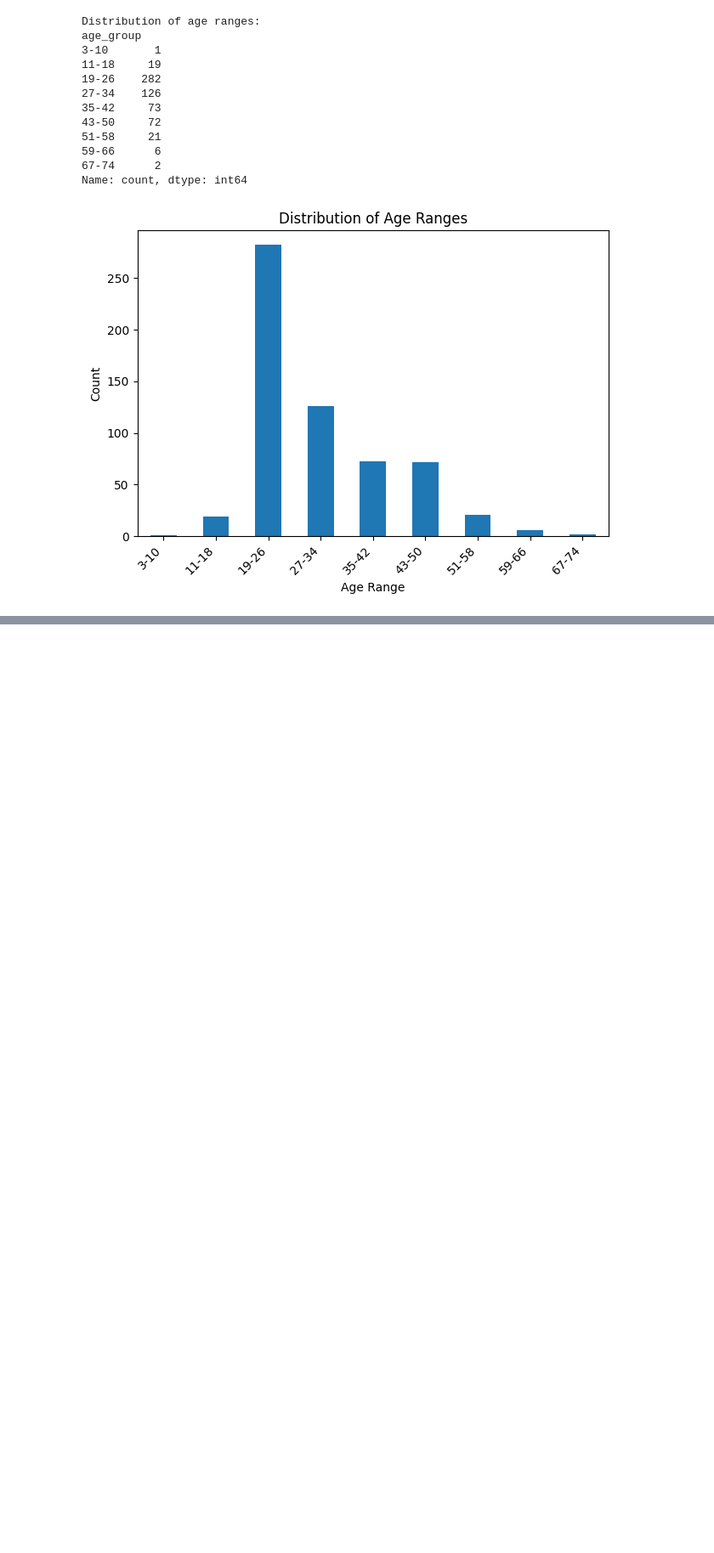
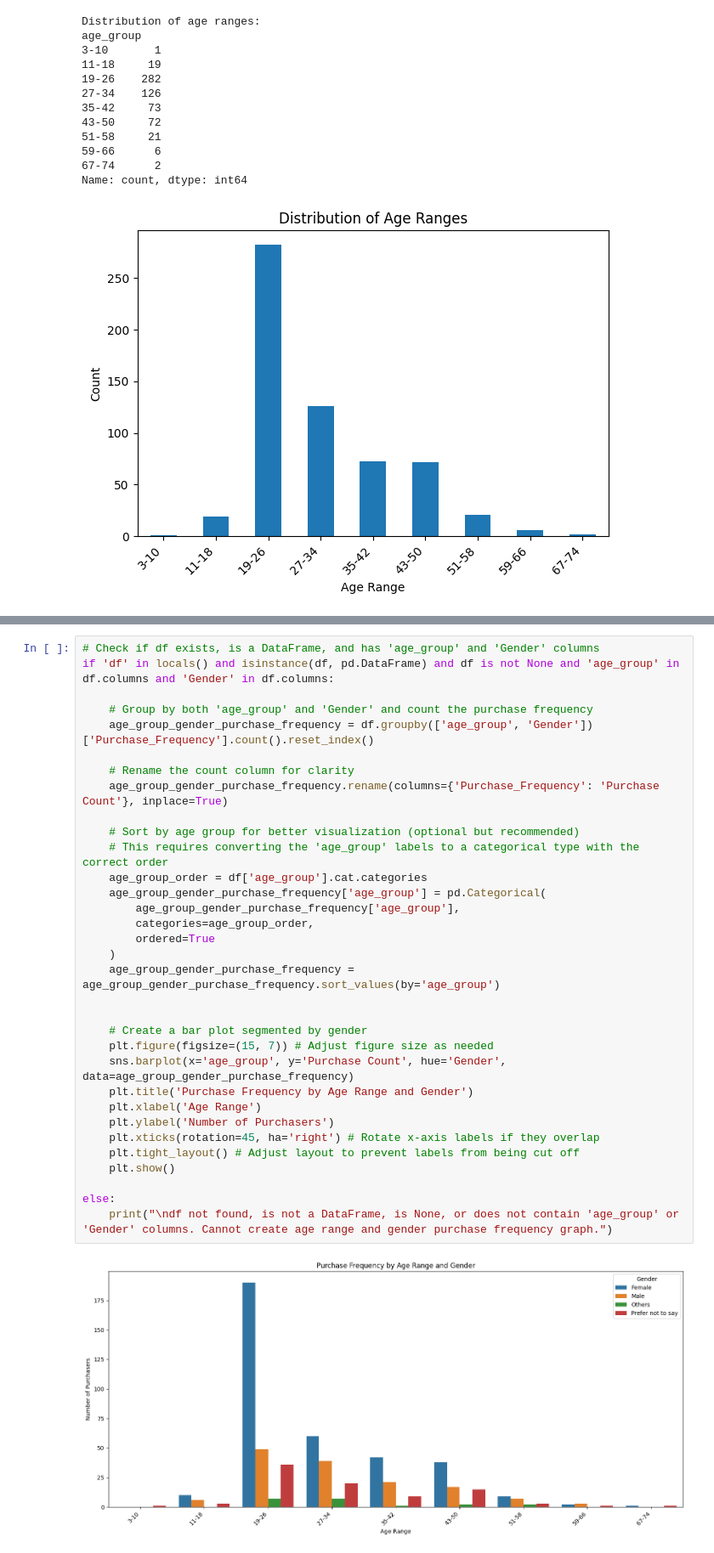
Before and after one commit to nc142j/Amazon_Behaviors_Purchases, a Jupyter notebook: Amazon_Behaviors_Purchases.ipynb, the cells around one changed output, grey strips where cells are left out. Shown at 85% size. Cells and saved outputs as stored; diff of their text form; blank space fills up the shorter version.

```diff
--- a/Amazon_Behaviors_Purchases.ipynb
+++ b/Amazon_Behaviors_Purchases.ipynb
@@ -274,0 +387,35 @@ Name: count, dtype: int64
+# %%
+# Check if df exists, is a DataFrame, and has 'age_group' and 'Gender' columns
+if 'df' in locals() and isinstance(df, pd.DataFrame) and df is not None and 'age_group' in df.columns and 'Gender' in df.columns:
+
+    # Group by both 'age_group' and 'Gender' and count the purchase frequency
+    age_group_gender_purchase_frequency = df.groupby(['age_group', 'Gender'])['Purchase_Frequency'].count().reset_index()
+
+    # Rename the count column for clarity
+    age_group_gender_purchase_frequency.rename(columns={'Purchase_Frequency': 'Purchase Count'}, inplace=True)
+
+    # Sort by age group for better visualization (optional but recommended)
+    # This requires converting the 'age_group' labels to a categorical type with the correct order
+    age_group_order = df['age_group'].cat.categories
+    age_group_gender_purchase_frequency['age_group'] = pd.Categorical(
+        age_group_gender_purchase_frequency['age_group'],
+        categories=age_group_order,
+        ordered=True
+    )
+    age_group_gender_purchase_frequency = age_group_gender_purchase_frequency.sort_values(by='age_group')
+
+
+    # Create a bar plot segmented by gender
+    plt.figure(figsize=(15, 7)) # Adjust figure size as needed
+    sns.barplot(x='age_group', y='Purchase Count', hue='Gender', data=age_group_gender_purchase_frequency)
+    plt.title('Purchase Frequency by Age Range and Gender')
+    plt.xlabel('Age Range')
+    plt.ylabel('Number of Purchasers')
+    plt.xticks(rotation=45, ha='right') # Rotate x-axis labels if they overlap
+    plt.tight_layout() # Adjust layout to prevent labels from being cut off
+    plt.show()
+
+else:
+    print("\ndf not found, is not a DataFrame, is None, or does not contain 'age_group' or 'Gender' columns. Cannot create age range and gender purchase frequency graph.")
+# %% [output]
+[figure, added]
```
Also changed, not shown: parts of 28 cells of this notebook.
